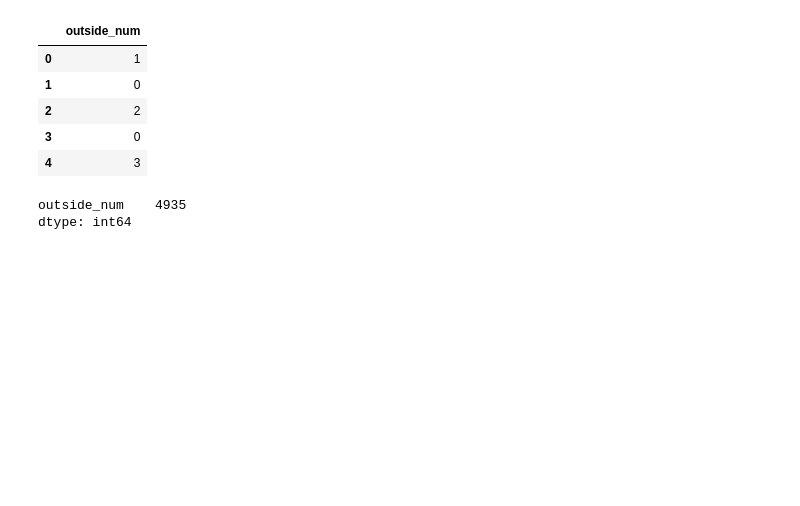
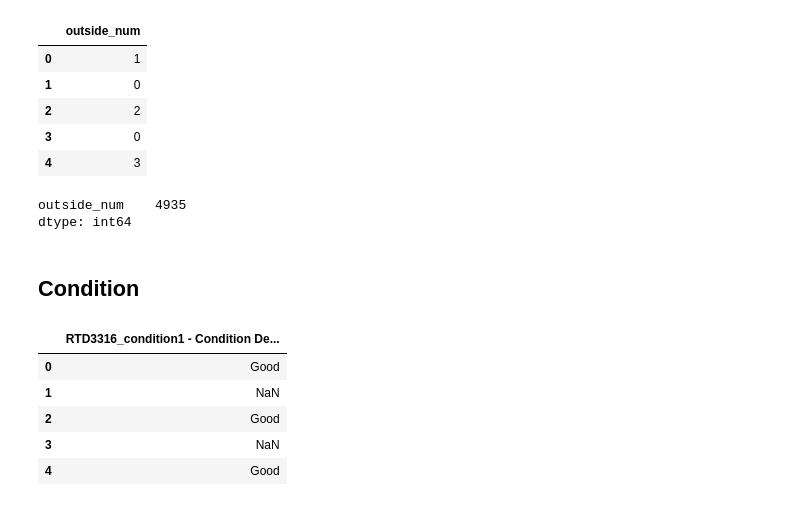
Before and after one commit to luowx0905/Individual-Project, a Jupyter notebook: sell property/read_dataset/read_property_data.ipynb, the cells around one changed output. Drawn from its saved outputs; the diff is of its cells as text; code cells hidden in the pictures; blank space fills up the shorter version.

```diff
--- a/sell property/read_dataset/read_property_data.ipynb
+++ b/sell property/read_dataset/read_property_data.ipynb
@@ -335,3 +335,16 @@ temp.sum()
 # %% [output]
 outside_num    4935
 dtype: int64
+# %% [markdown]
+## Condition
+# %%
+condition_names = list(filter(lambda s: "condition" in s, data.columns))
+condition = data[condition_names].copy()
+condition.head()
+# %% [output]
+|  | RTD3316_condition1 - Condition De... |
+| 0 | Good |
+| 1 | NaN |
+| 2 | Good |
+| 3 | NaN |
+| 4 | Good |
```
Also changed, not shown: parts of 19 cells of this notebook, 5 other files.
